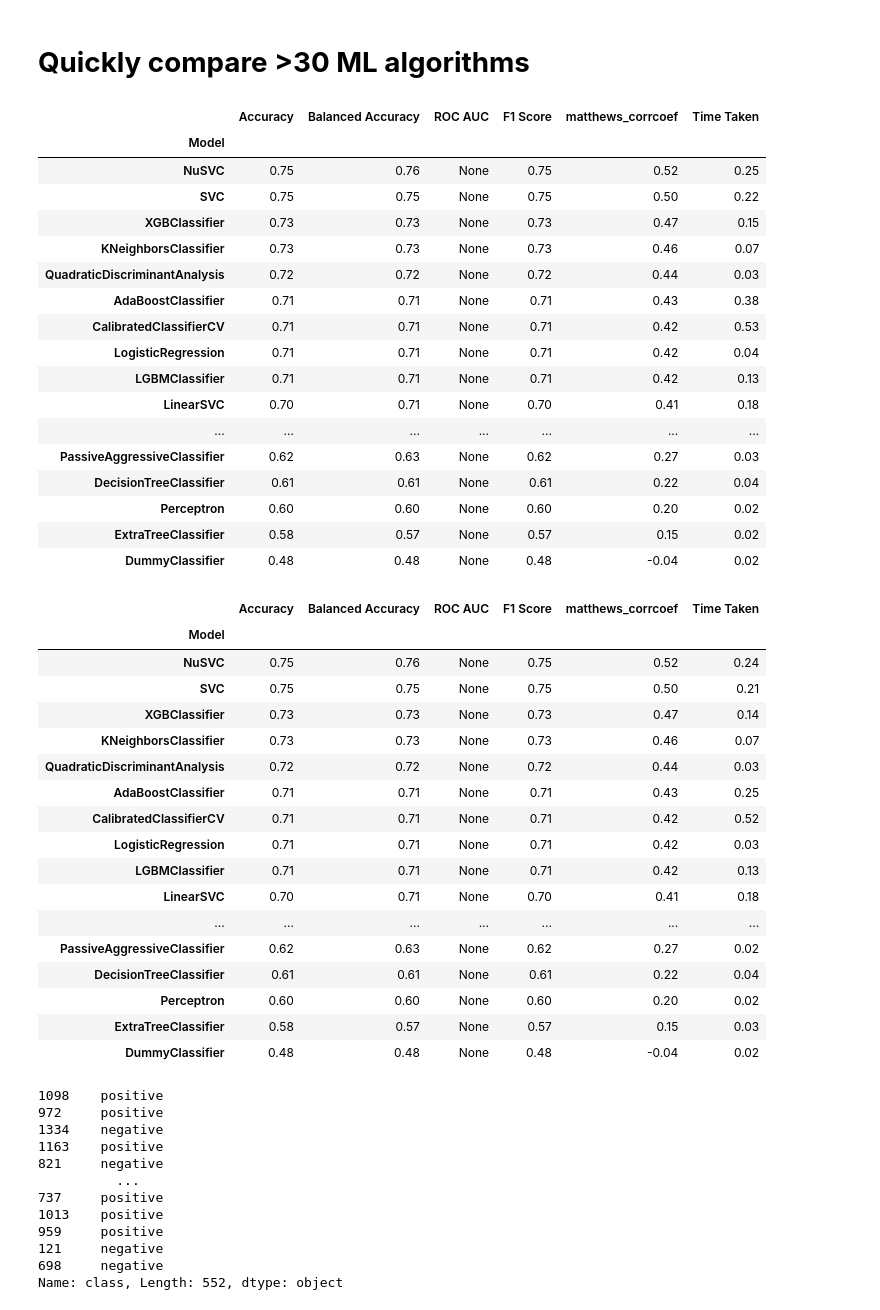
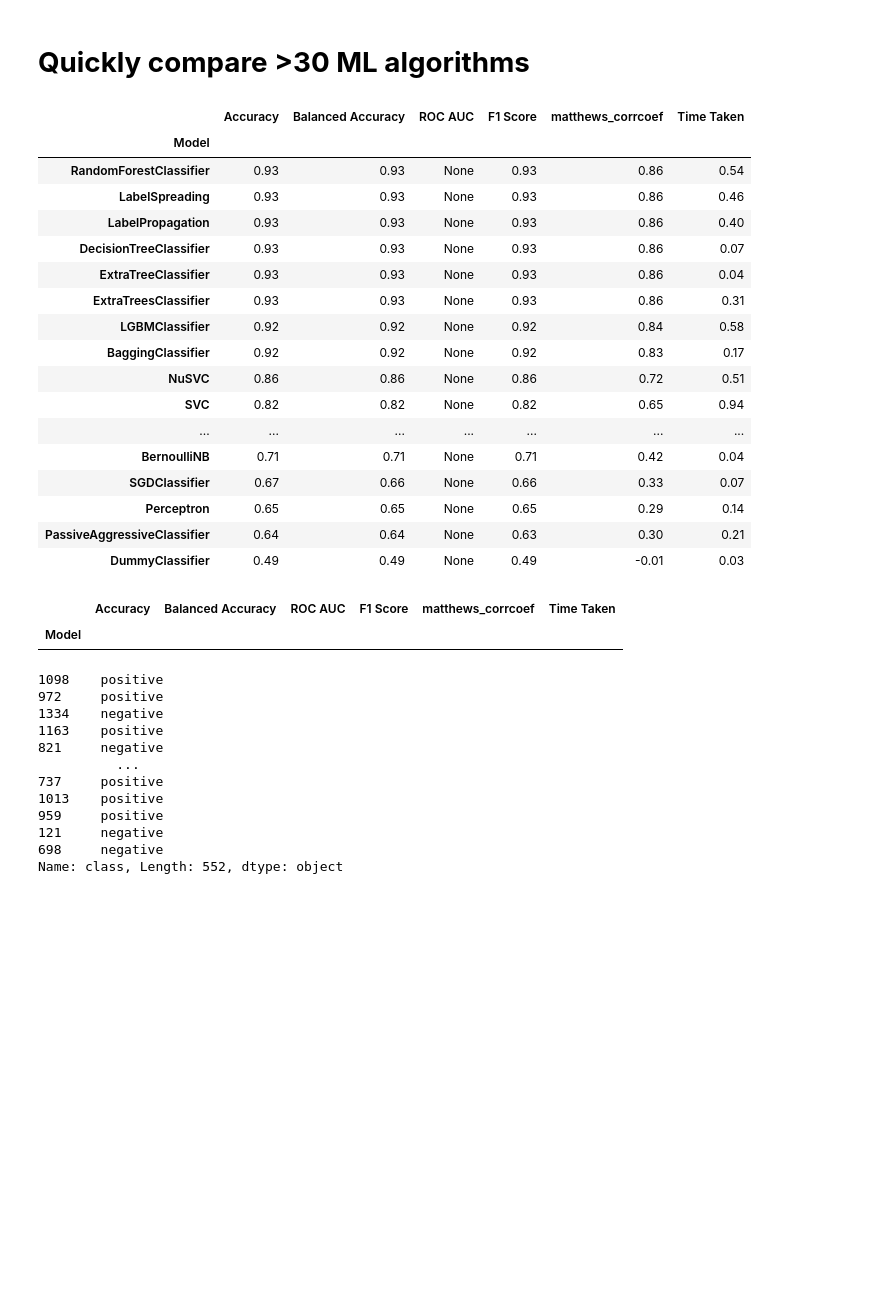
Before and after one commit to plissonf/RIIAA5.0_Workshop, a Jupyter notebook: Building_&_interpreting_Deep_AmPEP30_model.ipynb, the cells around one changed output. Drawn from its saved outputs; the diff is of its cells as text; code cells hidden in the pictures; blank space fills up the shorter version.

```diff
--- a/Building_&_interpreting_Deep_AmPEP30_model.ipynb
+++ b/Building_&_interpreting_Deep_AmPEP30_model.ipynb
@@ -486,51 +486,36 @@ X_train, X_test, y_train, y_test = train_test_split(X, y, test_size=0.2, random_
 
 # Defines and builds the lazyclassifier
 clf = LazyClassifier(verbose=0,ignore_warnings=True, custom_metric=matthews_corrcoef)
-models,predictions = clf.fit(X_train, X_test, y_train, y_test)
+models_train,predictions_train = clf.fit(X_train, X_train, y_train, y_train)
 # %%
 # Prints the model performance (Training set)
-predictions
+predictions_train
 # %% [output]
 |  | Accuracy | Balanced Accuracy | ROC AUC | F1 Score | matthews_corrcoef | Time Taken |
 | Model |  |  |  |  |  |  |
-| NuSVC | 0.75 | 0.76 | None | 0.75 | 0.52 | 0.25 |
-| SVC | 0.75 | 0.75 | None | 0.75 | 0.50 | 0.22 |
-| XGBClassifier | 0.73 | 0.73 | None | 0.73 | 0.47 | 0.15 |
-| KNeighborsClassifier | 0.73 | 0.73 | None | 0.73 | 0.46 | 0.07 |
-| QuadraticDiscriminantAnalysis | 0.72 | 0.72 | None | 0.72 | 0.44 | 0.03 |
-| AdaBoostClassifier | 0.71 | 0.71 | None | 0.71 | 0.43 | 0.38 |
-| CalibratedClassifierCV | 0.71 | 0.71 | None | 0.71 | 0.42 | 0.53 |
-| LogisticRegression | 0.71 | 0.71 | None | 0.71 | 0.42 | 0.04 |
-| LGBMClassifier | 0.71 | 0.71 | None | 0.71 | 0.42 | 0.13 |
-| LinearSVC | 0.70 | 0.71 | None | 0.70 | 0.41 | 0.18 |
+| RandomForestClassifier | 0.93 | 0.93 | None | 0.93 | 0.86 | 0.54 |
+| LabelSpreading | 0.93 | 0.93 | None | 0.93 | 0.86 | 0.46 |
+| LabelPropagation | 0.93 | 0.93 | None | 0.93 | 0.86 | 0.40 |
+| DecisionTreeClassifier | 0.93 | 0.93 | None | 0.93 | 0.86 | 0.07 |
+| ExtraTreeClassifier | 0.93 | 0.93 | None | 0.93 | 0.86 | 0.04 |
+| ExtraTreesClassifier | 0.93 | 0.93 | None | 0.93 | 0.86 | 0.31 |
+| LGBMClassifier | 0.92 | 0.92 | None | 0.92 | 0.84 | 0.58 |
+| BaggingClassifier | 0.92 | 0.92 | None | 0.92 | 0.83 | 0.17 |
+| NuSVC | 0.86 | 0.86 | None | 0.86 | 0.72 | 0.51 |
+| SVC | 0.82 | 0.82 | None | 0.82 | 0.65 | 0.94 |
 | ... | ... | ... | ... | ... | ... | ... |
-| PassiveAggressiveClassifier | 0.62 | 0.63 | None | 0.62 | 0.27 | 0.03 |
-| DecisionTreeClassifier | 0.61 | 0.61 | None | 0.61 | 0.22 | 0.04 |
-| Perceptron | 0.60 | 0.60 | None | 0.60 | 0.20 | 0.02 |
-| ExtraTreeClassifier | 0.58 | 0.57 | None | 0.57 | 0.15 | 0.02 |
-| DummyClassifier | 0.48 | 0.48 | None | 0.48 | -0.04 | 0.02 |
+| BernoulliNB | 0.71 | 0.71 | None | 0.71 | 0.42 | 0.04 |
+| SGDClassifier | 0.67 | 0.66 | None | 0.66 | 0.33 | 0.07 |
+| Perceptron | 0.65 | 0.65 | None | 0.65 | 0.29 | 0.14 |
+| PassiveAggressiveClassifier | 0.64 | 0.64 | None | 0.63 | 0.30 | 0.21 |
+| DummyClassifier | 0.49 | 0.49 | None | 0.49 | -0.01 | 0.03 |
 # %%
 # Prints the model performance (Test set)
-models
+models_test,predictions_test = clf.fit(X_train, X_test, y_train, y_test)
+models_test
 # %% [output]
 |  | Accuracy | Balanced Accuracy | ROC AUC | F1 Score | matthews_corrcoef | Time Taken |
 | Model |  |  |  |  |  |  |
-| NuSVC | 0.75 | 0.76 | None | 0.75 | 0.52 | 0.24 |
-| SVC | 0.75 | 0.75 | None | 0.75 | 0.50 | 0.21 |
-| XGBClassifier | 0.73 | 0.73 | None | 0.73 | 0.47 | 0.14 |
-| KNeighborsClassifier | 0.73 | 0.73 | None | 0.73 | 0.46 | 0.07 |
-| QuadraticDiscriminantAnalysis | 0.72 | 0.72 | None | 0.72 | 0.44 | 0.03 |
-| AdaBoostClassifier | 0.71 | 0.71 | None | 0.71 | 0.43 | 0.25 |
-| CalibratedClassifierCV | 0.71 | 0.71 | None | 0.71 | 0.42 | 0.52 |
-| LogisticRegression | 0.71 | 0.71 | None | 0.71 | 0.42 | 0.03 |
-| LGBMClassifier | 0.71 | 0.71 | None | 0.71 | 0.42 | 0.13 |
-| LinearSVC | 0.70 | 0.71 | None | 0.70 | 0.41 | 0.18 |
-| ... | ... | ... | ... | ... | ... | ... |
-| PassiveAggressiveClassifier | 0.62 | 0.63 | None | 0.62 | 0.27 | 0.02 |
-| DecisionTreeClassifier | 0.61 | 0.61 | None | 0.61 | 0.22 | 0.04 |
-| Perceptron | 0.60 | 0.60 | None | 0.60 | 0.20 | 0.02 |
-| ExtraTreeClassifier | 0.58 | 0.57 | None | 0.57 | 0.15 | 0.03 |
-| DummyClassifier | 0.48 | 0.48 | None | 0.48 | -0.04 | 0.02 |
 # %%
 y_test
 # %% [output]
```
Also changed, not shown: parts of 16 cells of this notebook.
